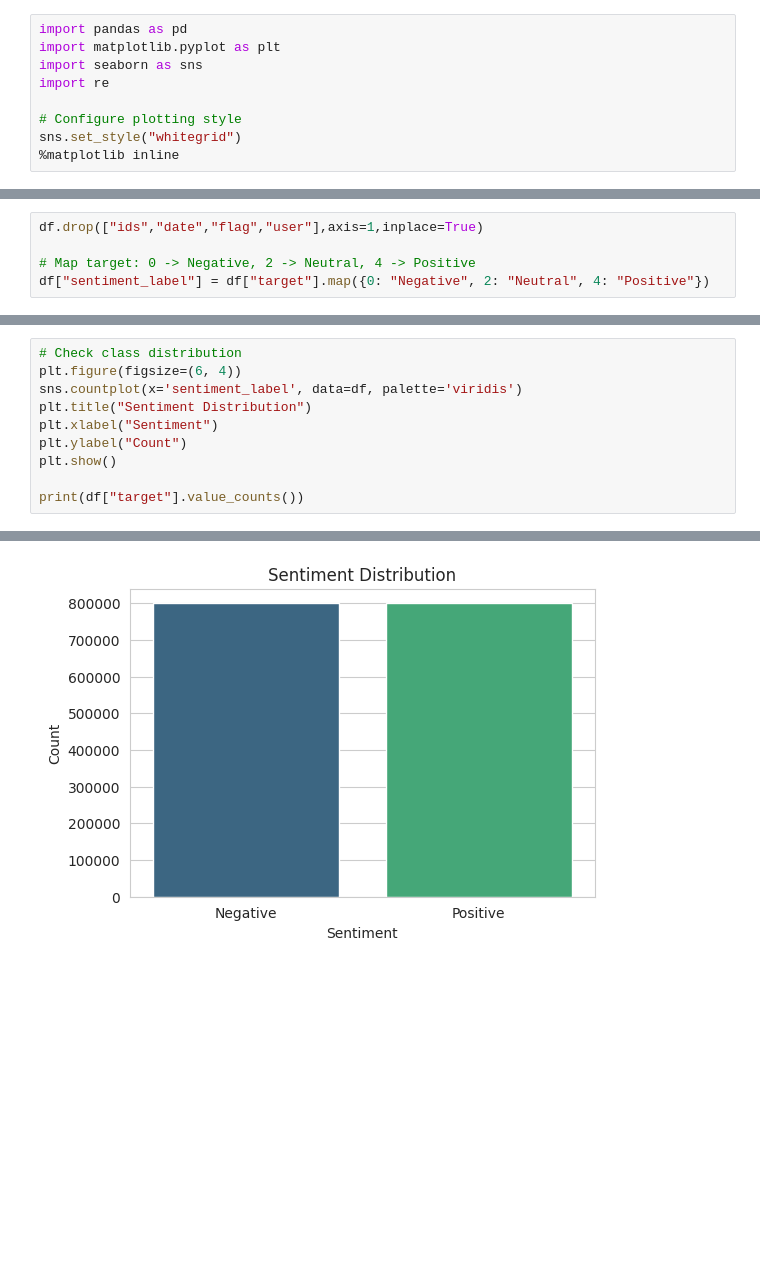
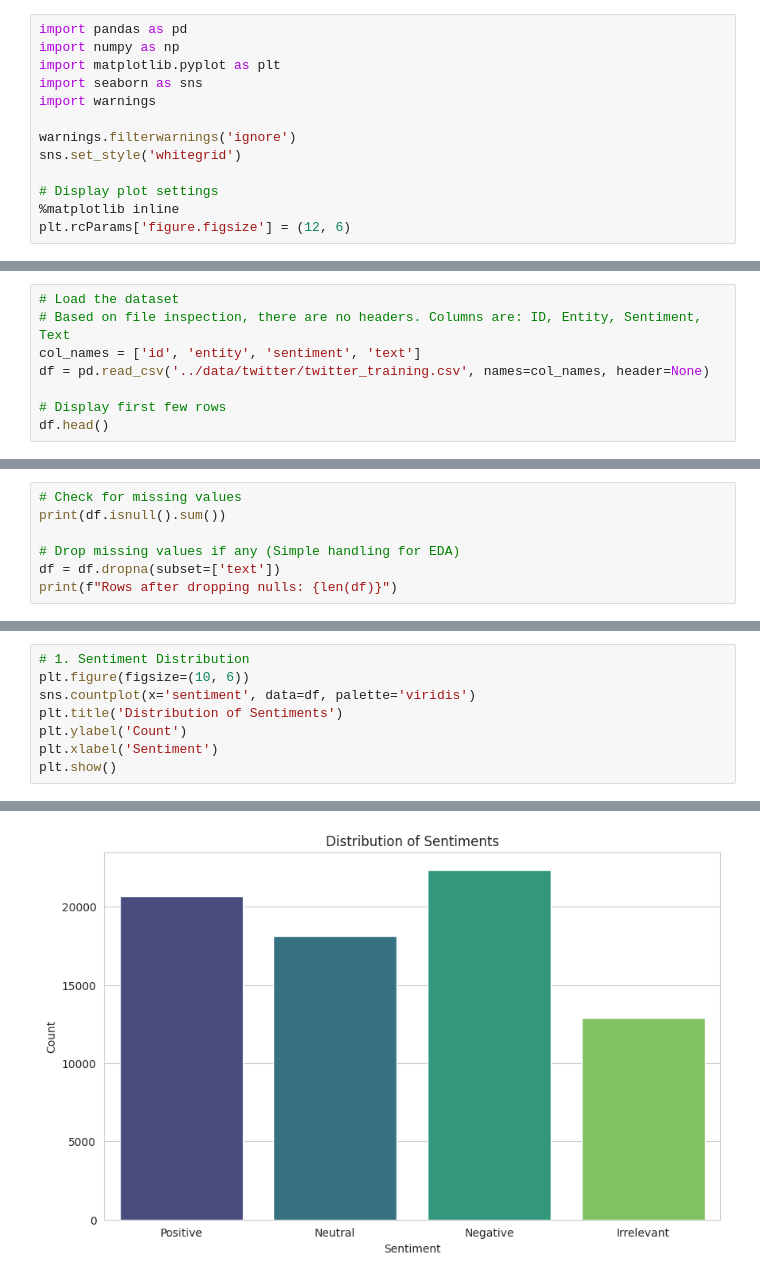
Before and after one commit to regisx001/Real-time-sentiment-prediction-of-data-streams, a Jupyter notebook: notebooks/01-Exploratory-data-analysis.ipynb, the cells around one changed output, grey strips where cells are left out. Drawn from its saved outputs; the diff is of its cells as text; blank space fills up the shorter version.

```diff
--- a/notebooks/01-Exploratory-data-analysis.ipynb
+++ b/notebooks/01-Exploratory-data-analysis.ipynb
@@ -5,9 +4,13 @@ This notebook explores the sentiment dataset, performs basic cleaning, and prepa
 # %%
 import pandas as pd
+import numpy as np
 import matplotlib.pyplot as plt
 import seaborn as sns
-import re
+import warnings
 
-# Configure plotting style
-sns.set_style("whitegrid")
+warnings.filterwarnings('ignore')
+sns.set_style('whitegrid')
+
+# Display plot settings
 %matplotlib inline
+plt.rcParams['figure.figsize'] = (12, 6)
@@ -28,0 +17,8 @@ df.head()
+# %%
+# Load the dataset
+# Based on file inspection, there are no headers. Columns are: ID, Entity, Sentiment, Text
+col_names = ['id', 'entity', 'sentiment', 'text']
+df = pd.read_csv('../data/twitter/twitter_training.csv', names=col_names, header=None)
+
+# Display first few rows
+df.head()
@@ -46,5 +46,0 @@ memory usage: 73.2+ MB
-# %%
-df.drop(["ids","date","flag","user"],axis=1,inplace=True)
-
-# Map target: 0 -> Negative, 2 -> Neutral, 4 -> Positive
-df["sentiment_label"] = df["target"].map({0: "Negative", 2: "Neutral", 4: "Positive"})
@@ -53,0 +47,7 @@ Remove unnecessary columns and map target values for better readability.
+# %%
+# Check for missing values
+print(df.isnull().sum())
+
+# Drop missing values if any (Simple handling for EDA)
+df = df.dropna(subset=['text'])
+print(f"Rows after dropping nulls: {len(df)}")
@@ -54,11 +61,9 @@ Remove unnecessary columns and map target values for better readability.
 # %%
-# Check class distribution
-plt.figure(figsize=(6, 4))
-sns.countplot(x='sentiment_label', data=df, palette='viridis')
-plt.title("Sentiment Distribution")
-plt.xlabel("Sentiment")
-plt.ylabel("Count")
+# 1. Sentiment Distribution
+plt.figure(figsize=(10, 6))
+sns.countplot(x='sentiment', data=df, palette='viridis')
+plt.title('Distribution of Sentiments')
+plt.ylabel('Count')
+plt.xlabel('Sentiment')
 plt.show()
-
-print(df["target"].value_counts())
 # %% [output]
@@ -68 +70 @@ Passing `palette` without assigning `hue` is deprecated and will be removed in v
-[figure, old version]
+[figure, new version]
```
Also changed, not shown: parts of 18 cells of this notebook, 2 other files.
